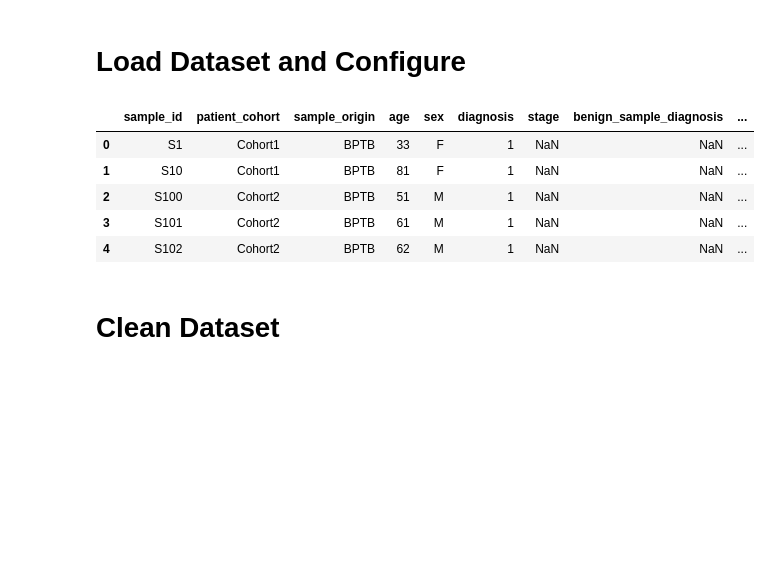
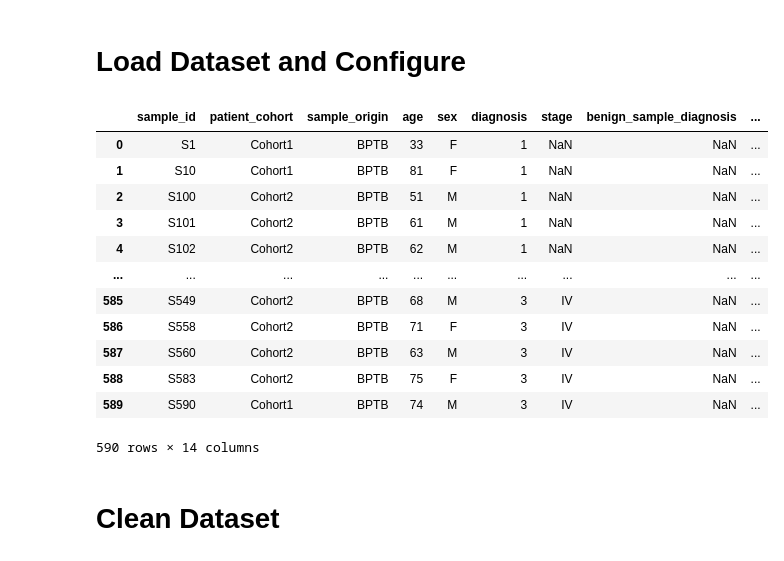
Before and after one commit to WillMc93/Kaggle-Bioassay-Datasets, a Jupyter notebook: Analysis.ipynb, the cells around one changed output. Drawn from its saved outputs; the diff is of its cells as text; code cells hidden in the pictures; blank space fills up the shorter version.

```diff
--- a/Analysis.ipynb
+++ b/Analysis.ipynb
@@ -11,20 +11,27 @@ import seaborn
 # %%
 path = './data/Debernardi et al 2020 data.csv'
 
 df_orig = pd.read_csv(path)
 
 # Map index for diagnosis value to label
 diag_map = {1: 'control', 2: 'benign', 3: 'cancer'}
 
 # Show the head of the unmodified dataset
-df_orig.head()
+display(df_orig)
 # %% [output]
 |  | sample_id | patient_cohort | sample_origin | age | sex | diagnosis | stage | benign_sample_diagnosis | ... |
 | 0 | S1 | Cohort1 | BPTB | 33 | F | 1 | NaN | NaN | ... |
 | 1 | S10 | Cohort1 | BPTB | 81 | F | 1 | NaN | NaN | ... |
 | 2 | S100 | Cohort2 | BPTB | 51 | M | 1 | NaN | NaN | ... |
 | 3 | S101 | Cohort2 | BPTB | 61 | M | 1 | NaN | NaN | ... |
 | 4 | S102 | Cohort2 | BPTB | 62 | M | 1 | NaN | NaN | ... |
+| ... | ... | ... | ... | ... | ... | ... | ... | ... | ... |
+| 585 | S549 | Cohort2 | BPTB | 68 | M | 3 | IV | NaN | ... |
+| 586 | S558 | Cohort2 | BPTB | 71 | F | 3 | IV | NaN | ... |
+| 587 | S560 | Cohort2 | BPTB | 63 | M | 3 | IV | NaN | ... |
+| 588 | S583 | Cohort2 | BPTB | 75 | F | 3 | IV | NaN | ... |
+| 589 | S590 | Cohort1 | BPTB | 74 | M | 3 | IV | NaN | ... |
+590 rows × 14 columns
 # %% [markdown]
 # Clean Dataset
 # %%
```
Also changed, not shown: parts of 21 cells of this notebook, 1 other file.
